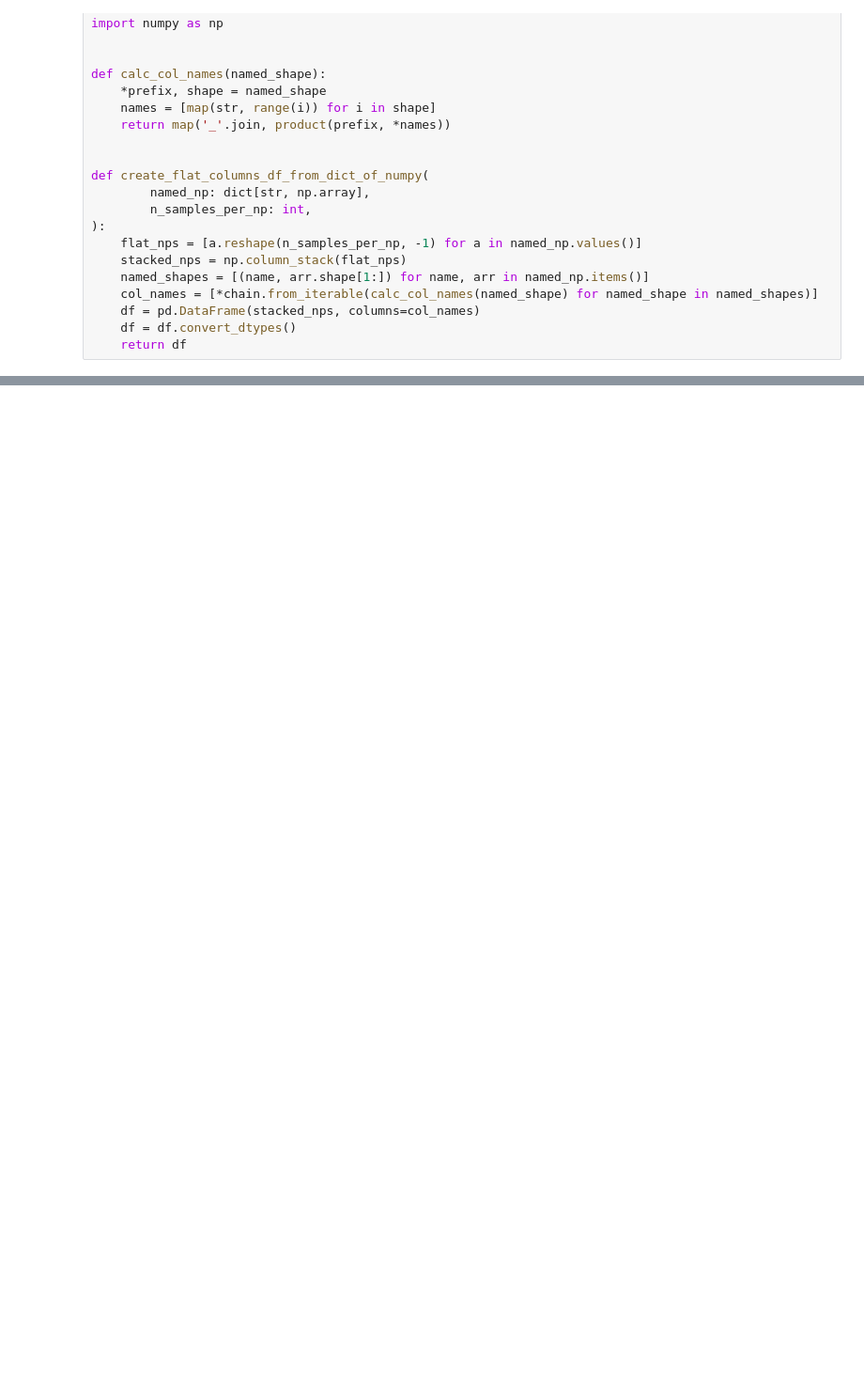
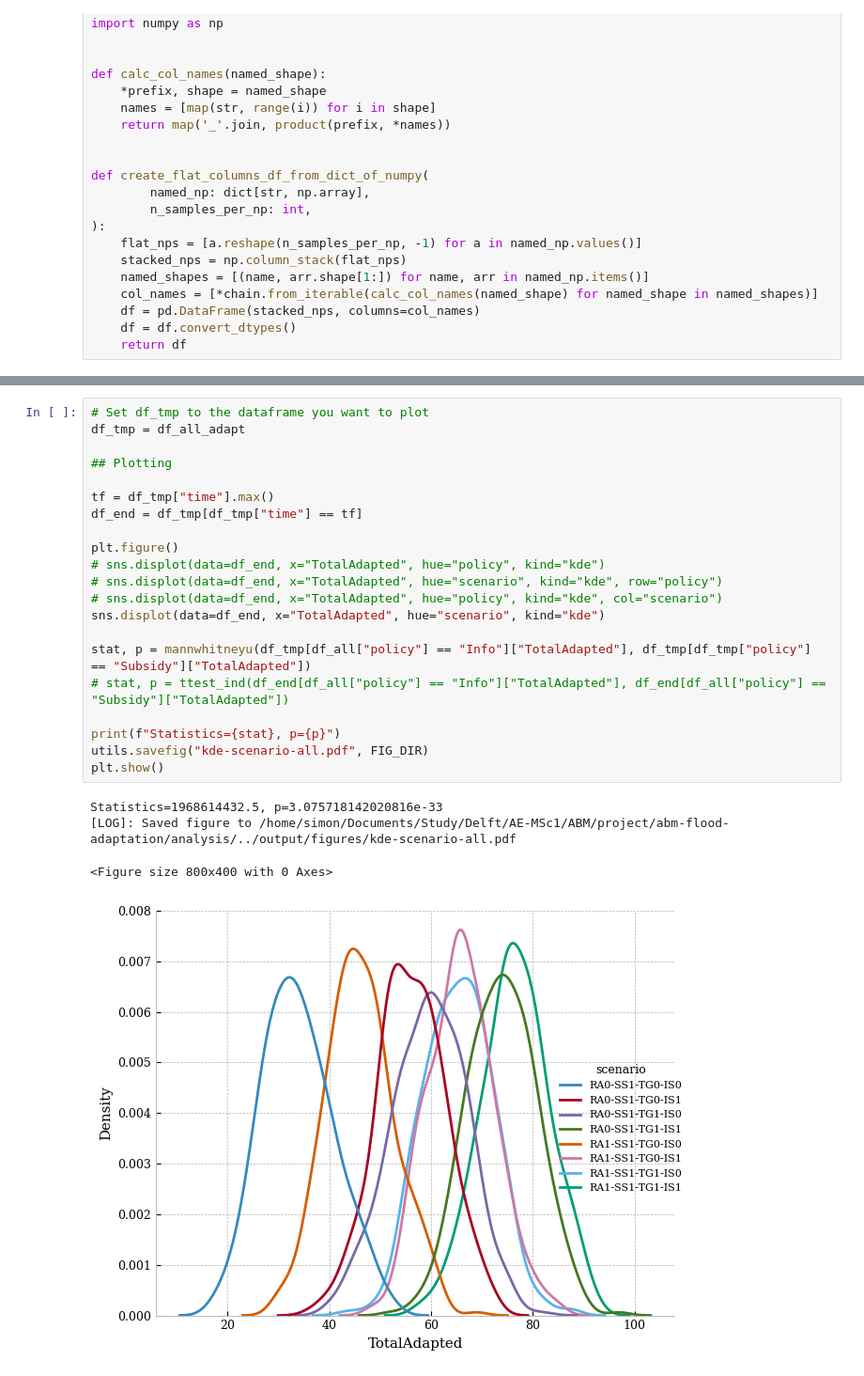
Before and after one commit to simon-van-hulle/abm-flood-adaptation, a Jupyter notebook: analysis/analyse.ipynb, the cells around one changed output, grey strips where cells are left out. Shown at 94% size. Saved outputs shown, nothing was run; the diff lists cells and outputs as text; blank space fills up the shorter version.

```diff
--- a/analysis/analyse.ipynb
+++ b/analysis/analyse.ipynb
@@ -114,0 +143,26 @@ df_all.head()
+# %%
+# Set df_tmp to the dataframe you want to plot
+df_tmp = df_all_adapt
+
+## Plotting
+
+tf = df_tmp["time"].max()
+df_end = df_tmp[df_tmp["time"] == tf]
+
+plt.figure()
+# sns.displot(data=df_end, x="TotalAdapted", hue="policy", kind="kde")
+# sns.displot(data=df_end, x="TotalAdapted", hue="scenario", kind="kde", row="policy")
+# sns.displot(data=df_end, x="TotalAdapted", hue="policy", kind="kde", col="scenario")
+sns.displot(data=df_end, x="TotalAdapted", hue="scenario", kind="kde")
+
+stat, p = mannwhitneyu(df_tmp[df_all["policy"] == "Info"]["TotalAdapted"], df_tmp[df_tmp["policy"] == "Subsidy"]["TotalAdapted"])
+# stat, p = ttest_ind(df_end[df_all["policy"] == "Info"]["TotalAdapted"], df_end[df_all["policy"] == "Subsidy"]["TotalAdapted"])
+
+print(f"Statistics={stat}, p={p}")
+utils.savefig("kde-scenario-all.pdf", FIG_DIR)
+plt.show()
+# %% [output]
+Statistics=1968614432.5, p=3.075718142020816e-33
+[LOG]: Saved figure to /home/simon/Documents/Study/Delft/AE-MSc1/ABM/project/abm-flood-adaptation/analysis/../output/figures/kde-scenario-all.pdf
+<Figure size 800x400 with 0 Axes>
+[figure, added]
```
Also changed, not shown: parts of 27 cells of this notebook, 4 other files.
